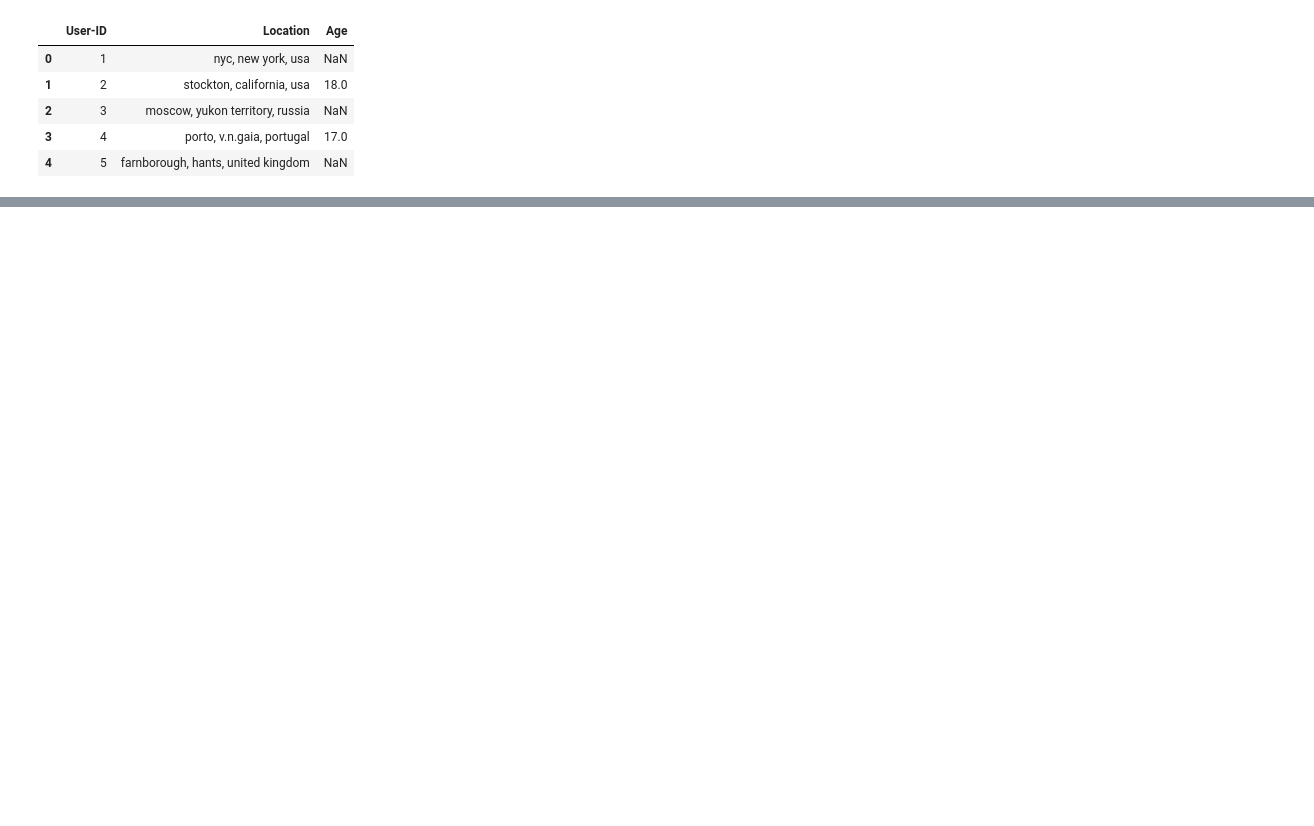
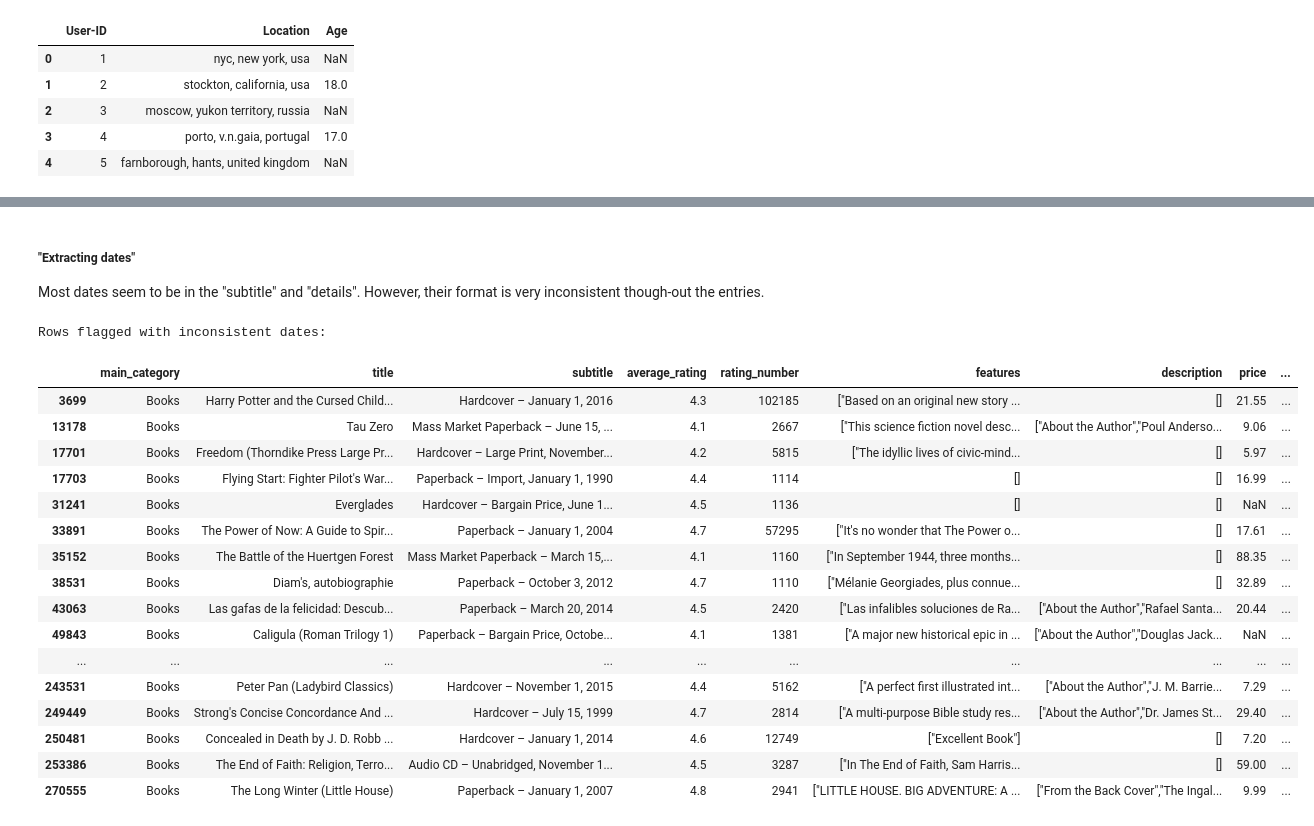
Before and after one commit to ijustsnapped/IPAI, a Jupyter notebook: Project_Raw.ipynb, the cells around one changed output, grey strips where cells are left out. Drawn from its saved outputs; the diff is of its cells as text; code cells hidden in the pictures; blank space fills up the shorter version.

```diff
--- a/Project_Raw.ipynb
+++ b/Project_Raw.ipynb
@@ -752,0 +1461,2 @@ df_BSR.head(1)
+# %%
+df.drop('bought_together', axis=1, inplace=True)
@@ -752,0 +1515,2 @@ df_BSR.head(1)
+# %%
+df.loc[df['main_category'].isin(["Toys & Games", "Musical Instruments", "Amazon Home"]), 'main_category'] = "Books"
@@ -752,0 +1528,5 @@ df_BSR.head(1)
+# %%
+df['main_category'] = df['main_category'].replace({
+    "Audible Audiobooks": "Audiobooks",
+    "Buy a Kindle": "Ebooks"
+})
@@ -752,0 +1548,50 @@ df_BSR.head(1)
+# %% [markdown]
+##### "Extracting dates"
+
+Most dates seem to be in the "subtitle" and "details". However, their format is very inconsistent though-out the entries.
+# %%
+date_regex = r"(January|February|March|April|May|June|July|August|September|October|November|December)\s+\d{1,2},\s+\d{4}"
+
+def extract_date(text):
+    if pd.isna(text):
+        return None
+    match = re.search(date_regex, text)
+    return match.group(0) if match else None
+
+# Extract dates from both columns
+df["date_subtitle"] = df["subtitle"].apply(extract_date)
+df["date_details"] = df["details"].apply(extract_date)
+
+# Flag rows as inconsistent if both dates are found but they do not match.
+df["inconsistent"] = df.apply(
+    lambda row: (row["date_subtitle"] is not None and row["date_details"] is not None
+                 and row["date_subtitle"] != row["date_details"]),
+    axis=1
+)
+
+# Create a separate DataFrame for rows with no date found in either column.
+df_no_date = df[df["date_subtitle"].isna() & df["date_details"].isna()]
+# %%
+
+# For demonstration, print the results:
+print("Rows flagged with inconsistent dates:")
+df[df["inconsistent"]]
+# %% [output]
+Rows flagged with inconsistent dates:
+|  | main_category | title | subtitle | average_rating | rating_number | features | description | price | ... |
+| 3699 | Books | Harry Potter and the Cursed Child... | Hardcover – January 1, 2016 | 4.3 | 102185 | ["Based on an original new story ... | [] | 21.55 | ... |
+| 13178 | Books | Tau Zero | Mass Market Paperback – June 15, ... | 4.1 | 2667 | ["This science fiction novel desc... | ["About the Author","Poul Anderso... | 9.06 | ... |
+| 17701 | Books | Freedom (Thorndike Press Large Pr... | Hardcover – Large Print, November... | 4.2 | 5815 | ["The idyllic lives of civic-mind... | [] | 5.97 | ... |
+| 17703 | Books | Flying Start: Fighter Pilot's War... | Paperback – Import, January 1, 1990 | 4.4 | 1114 | [] | [] | 16.99 | ... |
+| 31241 | Books | Everglades | Hardcover – Bargain Price, June 1... | 4.5 | 1136 | [] | [] | NaN | ... |
+| 33891 | Books | The Power of Now: A Guide to Spir... | Paperback – January 1, 2004 | 4.7 | 57295 | ["It's no wonder that The Power o... | [] | 17.61 | ... |
+| 35152 | Books | The Battle of the Huertgen Forest | Mass Market Paperback – March 15,... | 4.1 | 1160 | ["In September 1944, three months... | [] | 88.35 | ... |
+| 38531 | Books | Diam's, autobiographie | Paperback – October 3, 2012 | 4.7 | 1110 | ["Mélanie Georgiades, plus connue... | [] | 32.89 | ... |
+| 43063 | Books | Las gafas de la felicidad: Descub... | Paperback – March 20, 2014 | 4.5 | 2420 | ["Las infalibles soluciones de Ra... | ["About the Author","Rafael Santa... | 20.44 | ... |
+| 49843 | Books | Caligula (Roman Trilogy 1) | Paperback – Bargain Price, Octobe... | 4.1 | 1381 | ["A major new historical epic in ... | ["About the Author","Douglas Jack... | NaN | ... |
+| ... | ... | ... | ... | ... | ... | ... | ... | ... | ... |
+| 243531 | Books | Peter Pan (Ladybird Classics) | Hardcover – November 1, 2015 | 4.4 | 5162 | ["A perfect first illustrated int... | ["About the Author","J. M. Barrie... | 7.29 | ... |
+| 249449 | Books | Strong's Concise Concordance And ... | Hardcover – July 15, 1999 | 4.7 | 2814 | ["A multi-purpose Bible study res... | ["About the Author","Dr. James St... | 29.40 | ... |
+| 250481 | Books | Concealed in Death by J. D. Robb ... | Hardcover – January 1, 2014 | 4.6 | 12749 | ["Excellent Book"] | [] | 7.20 | ... |
+| 253386 | Books | The End of Faith: Religion, Terro... | Audio CD – Unabridged, November 1... | 4.5 | 3287 | ["In The End of Faith, Sam Harris... | [] | 59.00 | ... |
+| 270555 | Books | The Long Winter (Little House) | Paperback – January 1, 2007 | 4.8 | 2941 | ["LITTLE HOUSE. BIG ADVENTURE: A ... | ["From the Back Cover","The Ingal... | 9.99 | ... |
```
Also changed, not shown: parts of 325 cells of this notebook.
